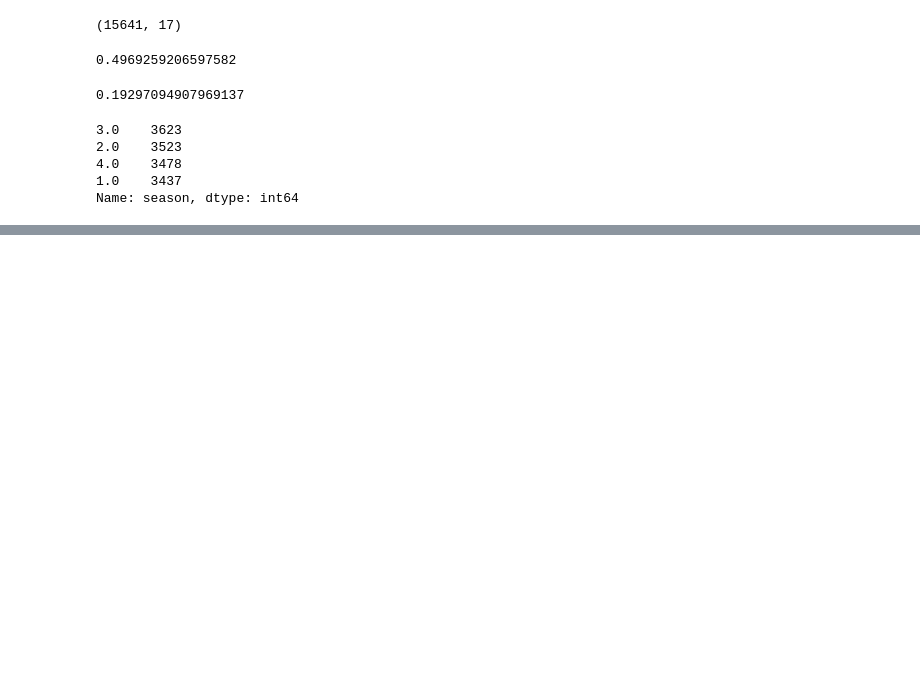
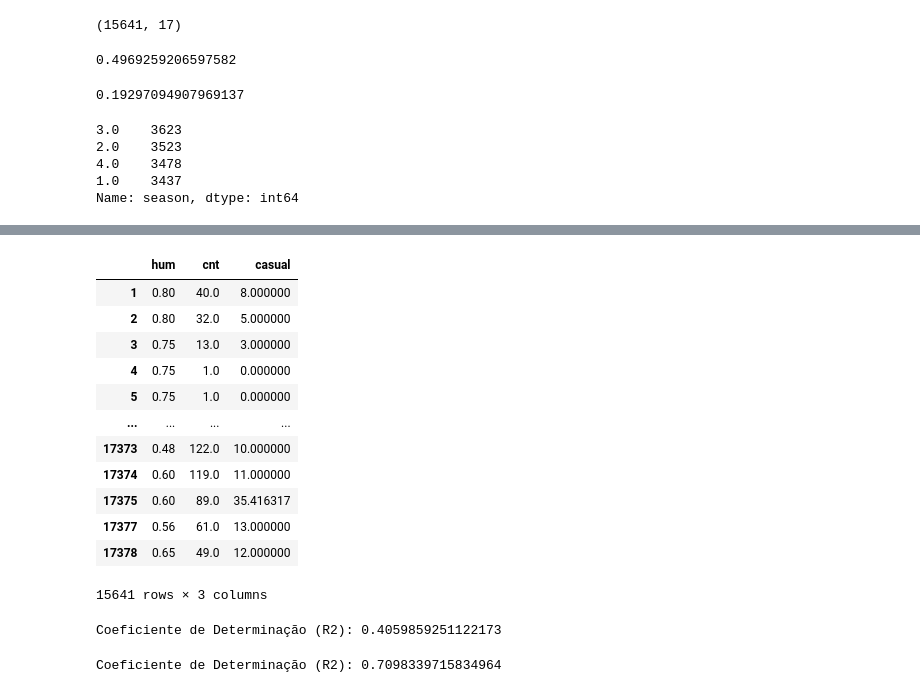
Before and after one commit to simoneperazzoli/IGTI_MLAnalystBootcamp, a Jupyter notebook: modulo_1/challenge_module1.ipynb, the cells around one changed output, grey strips where cells are left out. Drawn from its saved outputs; the diff is of its cells as text; code cells hidden in the pictures; blank space fills up the shorter version.

```diff
--- a/modulo_1/challenge_module1.ipynb
+++ b/modulo_1/challenge_module1.ipynb
@@ -124,3 +150,20 @@ Name: season, dtype: int64
 # %%
 # 11 - Preencha os valores nulos das colunas "hum","cnt" e "casual" com os valores médios. Utilize as variáveis "hum" e "casual" como independentes e a "cnt" como dependente.
 # Aplique uma regressão linear. Qual o valor de R2? Utilize as entradas como teste.
+linear_reg = challenge_drop[['hum','cnt', 'casual']].copy()
+linear_reg = linear_reg.fillna(linear_reg.mean())
+linear_reg
+# %% [output]
+|  | hum | cnt | casual |
+| 1 | 0.80 | 40.0 | 8.000000 |
+| 2 | 0.80 | 32.0 | 5.000000 |
+| 3 | 0.75 | 13.0 | 3.000000 |
+| 4 | 0.75 | 1.0 | 0.000000 |
+| 5 | 0.75 | 1.0 | 0.000000 |
+| ... | ... | ... | ... |
+| 17373 | 0.48 | 122.0 | 10.000000 |
+| 17374 | 0.60 | 119.0 | 11.000000 |
+| 17375 | 0.60 | 89.0 | 35.416317 |
+| 17377 | 0.56 | 61.0 | 13.000000 |
+| 17378 | 0.65 | 49.0 | 12.000000 |
+15641 rows × 3 columns
@@ -127,6 +182,22 @@ Name: season, dtype: int64
+# %%
+#análise do modelo
+from sklearn.metrics import r2_score #método para o cálculo do R2 (coeficiente de determinação)
+#parâmetros encontrados
+R_2 = r2_score(Y, previsao)  #realiza o cálculo do R2
+print("Coeficiente de Determinação (R2):", R_2)
+# %% [output]
+Coeficiente de Determinação (R2): 0.4059859251122173
 # %%
 # 12 - Utilize os mesmos dados da questão anterior ("hum" e "casual" como variáveis independentes e "cnt" como variavel dependente).
 # Aplique a árvore de decisão como regressão. Qual é o valor aproximado de R2? Utilize as entradas como teste e valores "default".
+from sklearn.tree import DecisionTreeRegressor
+regr = DecisionTreeRegressor()
+tree_regressao = regr.fit (x, Y)
+previsao=regr.predict(x)
+R_2 = r2_score(Y, previsao)  #realiza o cálculo do R2
+print("Coeficiente de Determinação (R2):", R_2)
+# %% [output]
+Coeficiente de Determinação (R2): 0.7098339715834964
 # %%
 # 13 - Comparando os valores de R2 encontrado com a regressão linear e com a árvore de decisão, é CORRETO afirmar:
 
```
Also changed, not shown: parts of 9 cells of this notebook.
